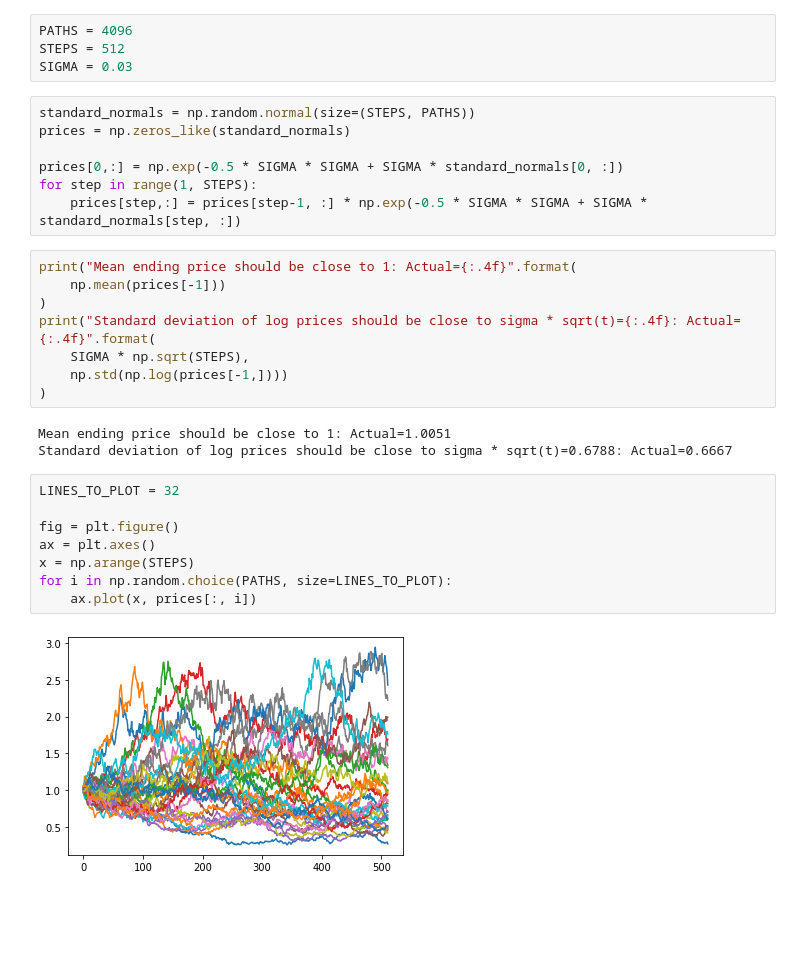
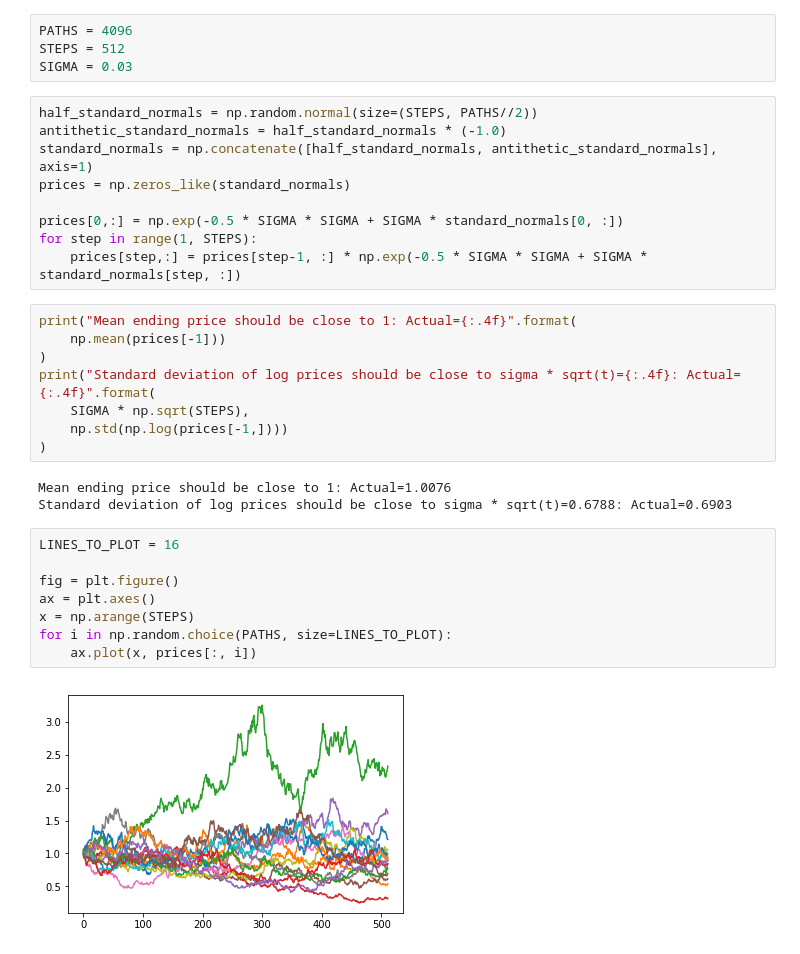
Before and after one commit to oracleofnj/brownian_motion, a Jupyter notebook: brownian_motion.ipynb, the cells around one changed output. Cells and saved outputs as stored; diff of their text form; blank space fills up the shorter version.

Commit message:
Add antithetic paths

```diff
--- a/brownian_motion.ipynb
+++ b/brownian_motion.ipynb
@@ -7,7 +7,9 @@ PATHS = 4096
 STEPS = 512
 SIGMA = 0.03
 # %%
-standard_normals = np.random.normal(size=(STEPS, PATHS))
+half_standard_normals = np.random.normal(size=(STEPS, PATHS//2))
+antithetic_standard_normals = half_standard_normals * (-1.0)
+standard_normals = np.concatenate([half_standard_normals, antithetic_standard_normals], axis=1)
 prices = np.zeros_like(standard_normals)
 
 prices[0,:] = np.exp(-0.5 * SIGMA * SIGMA + SIGMA * standard_normals[0, :])
@@ -22,15 +24,15 @@ print("Standard deviation of log prices should be close to sigma * sqrt(t)={:.4f
     np.std(np.log(prices[-1,])))
 )
 # %% [output]
-Mean ending price should be close to 1: Actual=1.0051
-Standard deviation of log prices should be close to sigma * sqrt(t)=0.6788: Actual=0.6667
+Mean ending price should be close to 1: Actual=1.0076
+Standard deviation of log prices should be close to sigma * sqrt(t)=0.6788: Actual=0.6903
 # %%
-LINES_TO_PLOT = 32
+LINES_TO_PLOT = 16
 
 fig = plt.figure()
 ax = plt.axes()
 x = np.arange(STEPS)
 for i in np.random.choice(PATHS, size=LINES_TO_PLOT):
     ax.plot(x, prices[:, i])
 # %% [output]
-[figure, old version]
+[figure, new version]
```
